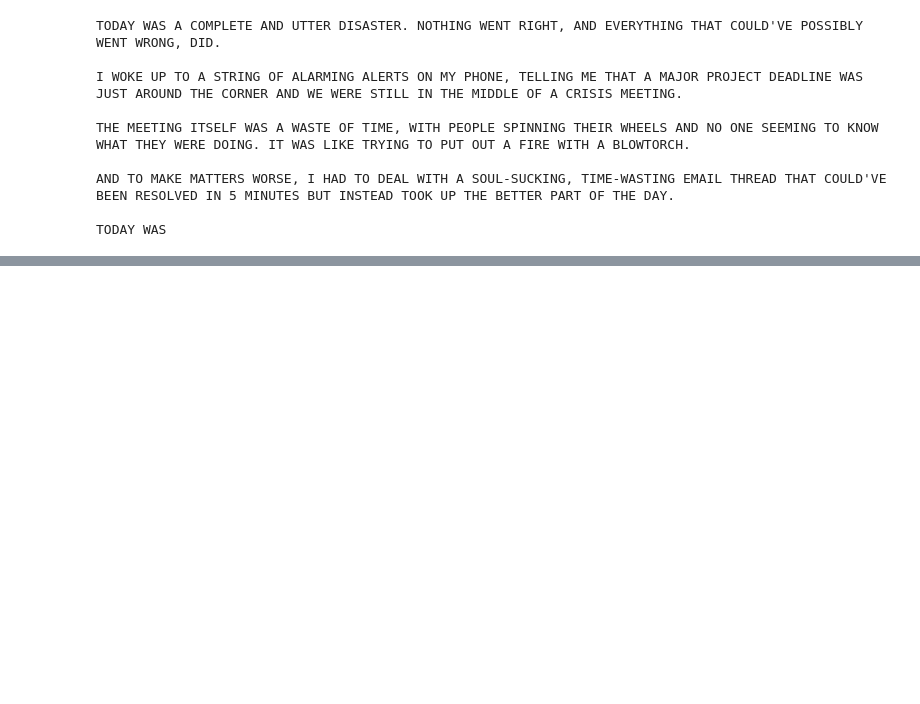
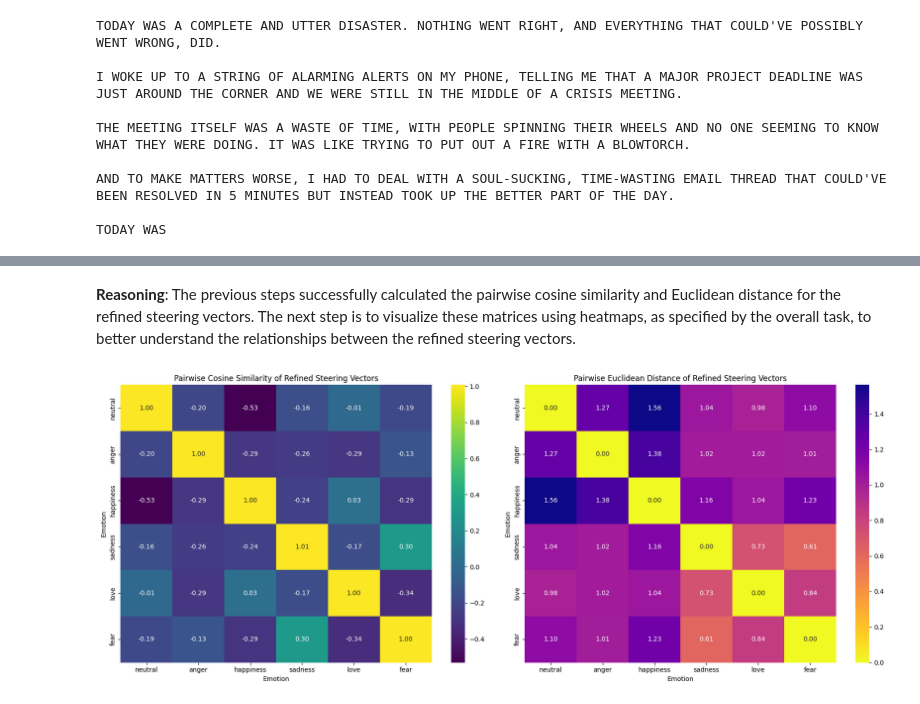
Before and after one commit to noobylub/Dissertation_Project, a Jupyter notebook: test.ipynb, the cells around one changed output, grey strips where cells are left out. Cells and saved outputs as stored; diff of their text form; code cells hidden in the pictures; blank space fills up the shorter version.

```diff
--- a/test.ipynb
+++ b/test.ipynb
@@ -1093,0 +1309,42 @@ TODAY WAS
+# %% [markdown]
+**Reasoning**:
+The previous steps successfully calculated the pairwise cosine similarity and Euclidean distance for the refined steering vectors. The next step is to visualize these matrices using heatmaps, as specified by the overall task, to better understand the relationships between the refined steering vectors.
+# %%
+import matplotlib.pyplot as plt
+import seaborn as sns
+
+# Set up the figure for two subplots
+fig_refined, axes_refined = plt.subplots(1, 2, figsize=(18, 7))
+
+# Heatmap for Cosine Similarity of Refined Steering Vectors
+sns.heatmap(
+    cosine_similarity_np_refined,
+    annot=True,
+    fmt=".2f",
+    cmap="viridis",
+    xticklabels=emotion_names_refined,
+    yticklabels=emotion_names_refined,
+    ax=axes_refined[0]
+)
+axes_refined[0].set_title('Pairwise Cosine Similarity of Refined Steering Vectors')
+axes_refined[0].set_xlabel('Emotion')
+axes_refined[0].set_ylabel('Emotion')
+
+# Heatmap for Euclidean Distance of Refined Steering Vectors
+sns.heatmap(
+    euclidean_distance_np_refined,
+    annot=True,
+    fmt=".2f",
+    cmap="plasma_r", # _r reverses the colormap, so smaller distances are darker/more similar
+    xticklabels=emotion_names_refined,
+    yticklabels=emotion_names_refined,
+    ax=axes_refined[1]
+)
+axes_refined[1].set_title('Pairwise Euclidean Distance of Refined Steering Vectors')
+axes_refined[1].set_xlabel('Emotion')
+axes_refined[1].set_ylabel('Emotion')
+
+plt.tight_layout()
+plt.show()
+# %% [output]
+[figure, added]
```
Also changed, not shown: parts of 73 cells of this notebook.
